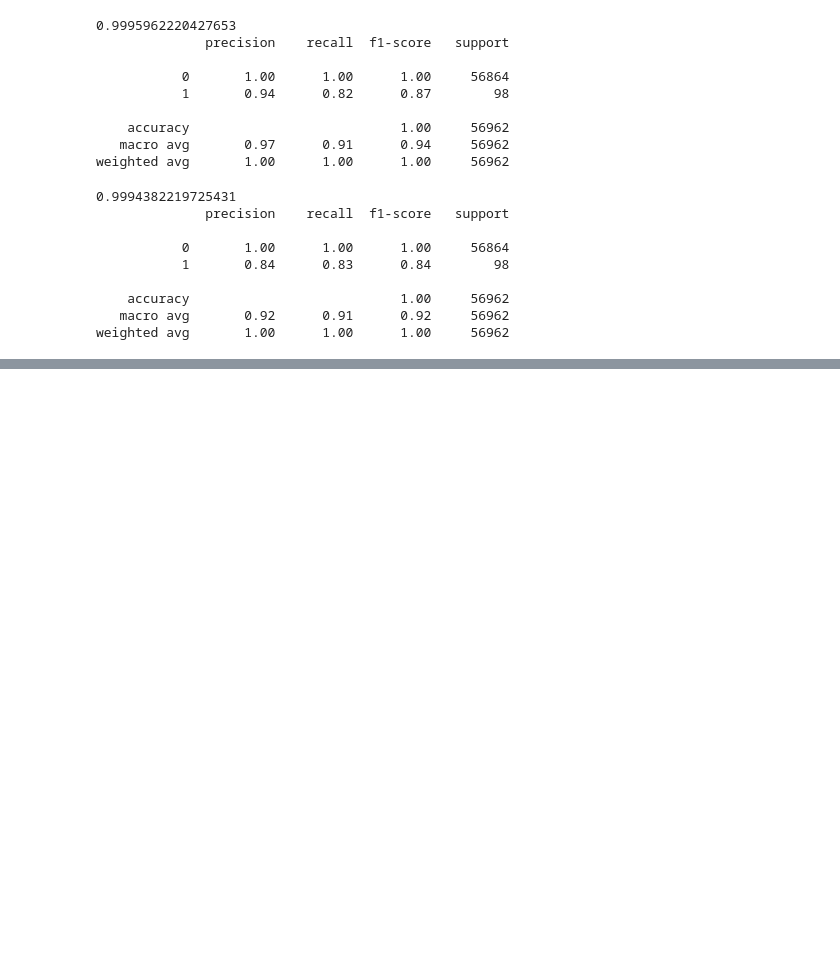
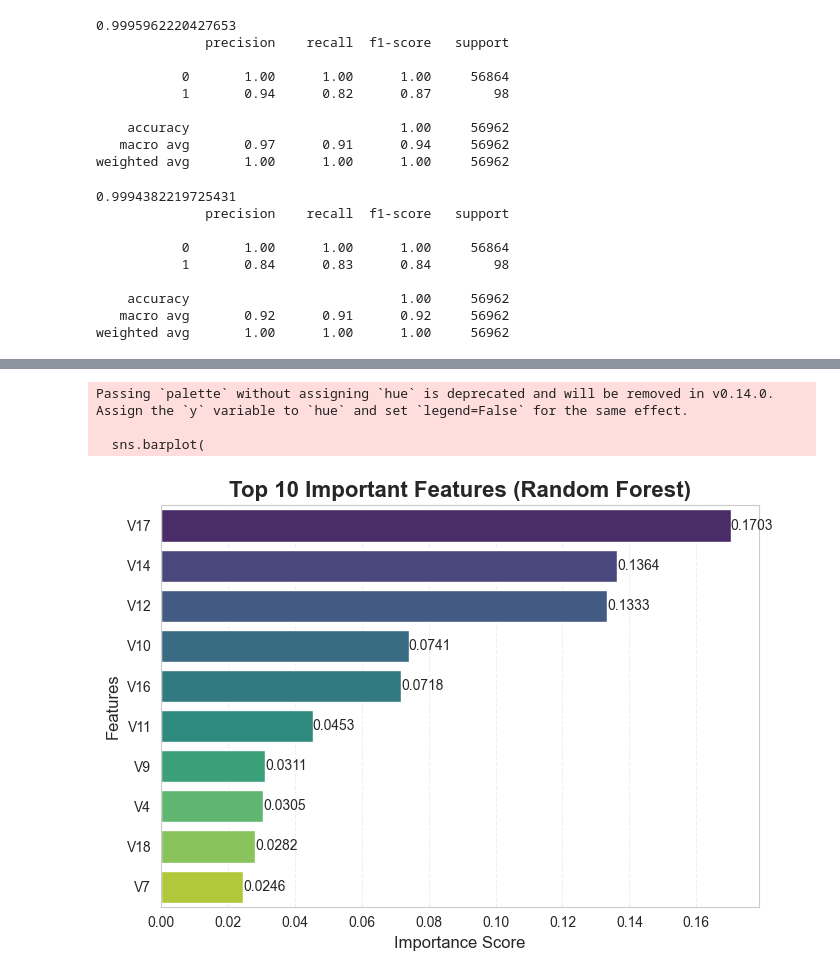
Before and after one commit to satyashry/Fraud-detection-system, a Jupyter notebook: notebooks/model2.ipynb, the cells around one changed output, grey strips where cells are left out. Saved outputs shown, nothing was run; the diff lists cells and outputs as text; code cells hidden in the pictures; blank space fills up the shorter version.

```diff
--- a/notebooks/model2.ipynb
+++ b/notebooks/model2.ipynb
@@ -60,0 +88,43 @@ weighted avg       1.00      1.00      1.00     56962
+# %%
+import matplotlib.pyplot as plt
+import seaborn as sns
+
+# Data
+importance = model.feature_importances_
+features = X.columns
+
+fem = pd.Series(importance, index=features).sort_values(ascending=False).head(10)
+
+# Style
+sns.set_style("whitegrid")
+
+plt.figure(figsize=(7,5))
+
+# Color palette (gradient look)
+colors = sns.color_palette("viridis", len(fem))
+
+sns.barplot(
+    x=fem.values,
+    y=fem.index,
+    palette=colors
+)
+
+# Labels
+plt.title("Top 10 Important Features (Random Forest)", fontsize=16, fontweight='bold')
+plt.xlabel("Importance Score", fontsize=12)
+plt.ylabel("Features", fontsize=12)
+
+# Add values on bars
+for i, v in enumerate(fem.values):
+    plt.text(v, i, f"{v:.4f}", va='center', fontsize=10)
+
+# Clean layout
+plt.grid(axis='x', linestyle='--', alpha=0.3)
+plt.tight_layout()
+
+plt.show()
+# %% [output]
+Passing `palette` without assigning `hue` is deprecated and will be removed in v0.14.0. Assign the `y` variable to `hue` and set `legend=False` for the same effect.
+
+  sns.barplot(
+[figure, added]
```
Also changed, not shown: parts of 3 cells of this notebook.
